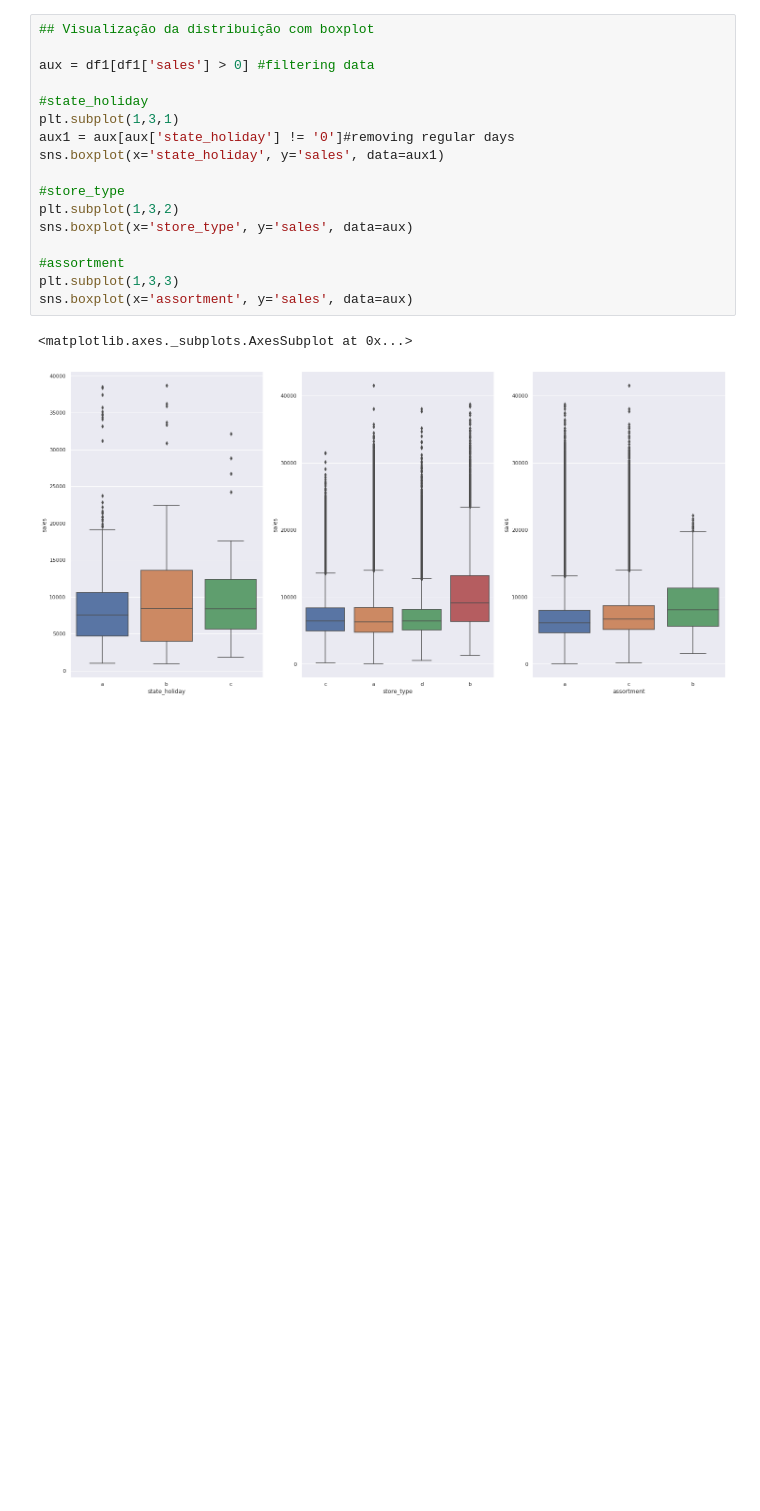
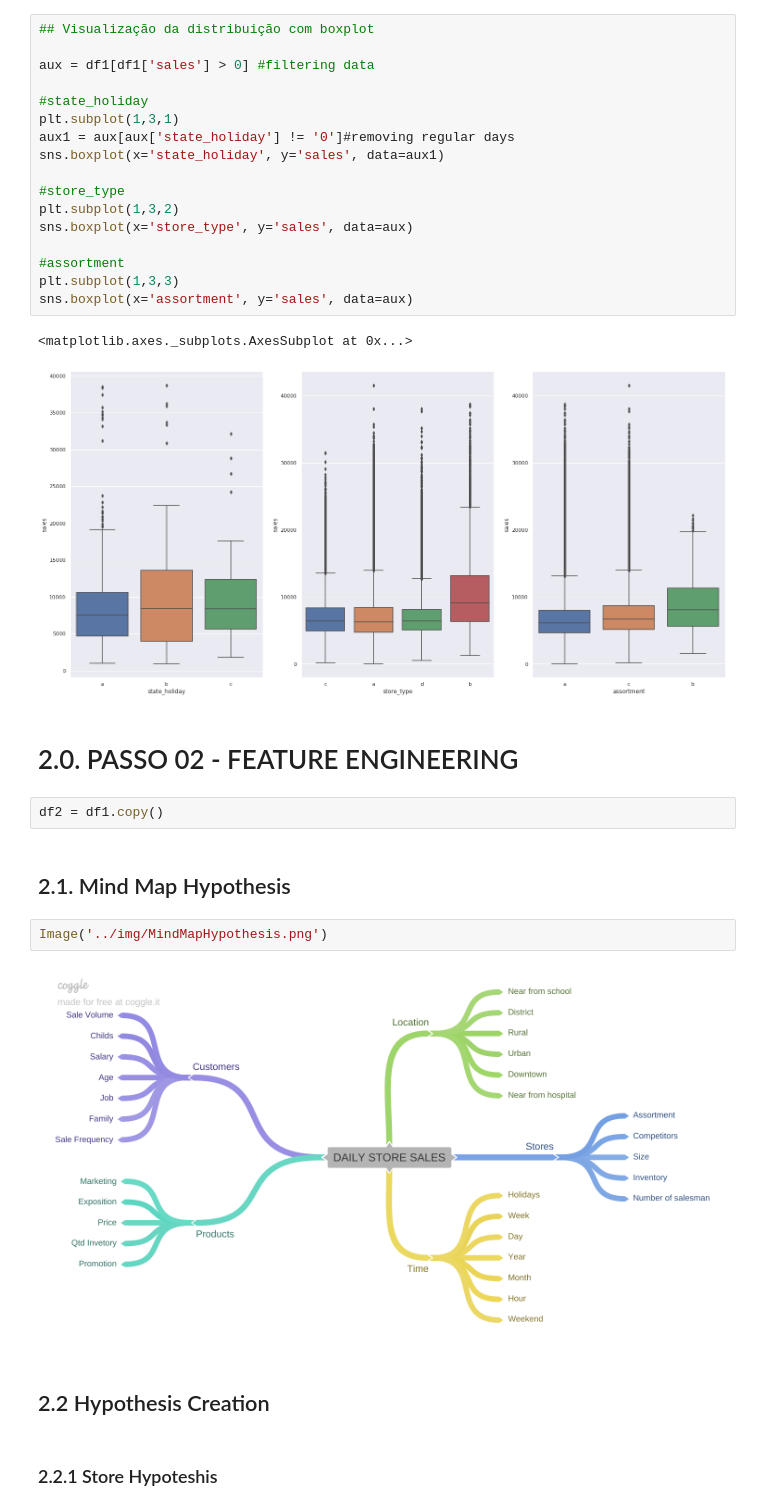
Before and after one commit to flpj08/rossmann-predict, a Jupyter notebook: notebooks/rossmann_nb.ipynb, the cells around one changed output. Saved outputs shown, nothing was run; the diff lists cells and outputs as text; blank space fills up the shorter version.

Commit message:
Featuring engineering: - Mindmap Hypothesis + Final Hypothesis - Featuring engineering Done

```diff
--- a/notebooks/rossmann_nb.ipynb
+++ b/notebooks/rossmann_nb.ipynb
@@ -267,3 +271,17 @@ sns.boxplot(x='assortment', y='sales', data=aux)
 # %% [output]
 <matplotlib.axes._subplots.AxesSubplot at 0x...>
 [figure]
+# %% [markdown]
+# 2.0. PASSO 02 - FEATURE ENGINEERING
+# %%
+df2 = df1.copy()
+# %% [markdown]
+## 2.1. Mind Map Hypothesis
+# %%
+Image('../img/MindMapHypothesis.png')
+# %% [output]
+[figure, added]
+# %% [markdown]
+## 2.2 Hypothesis Creation
+# %% [markdown]
+### 2.2.1 Store Hypoteshis
```
Also changed, not shown: parts of 14 cells of this notebook, 2 other files.
